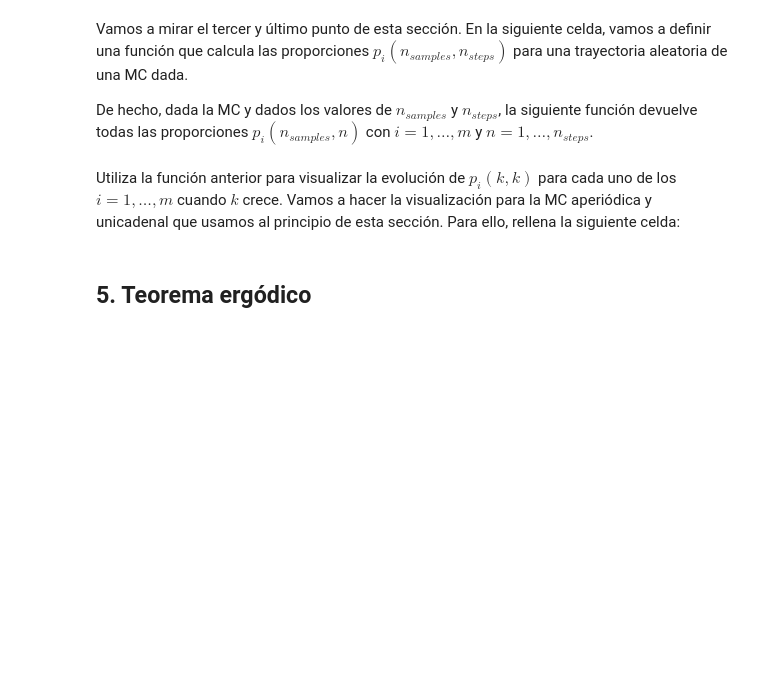
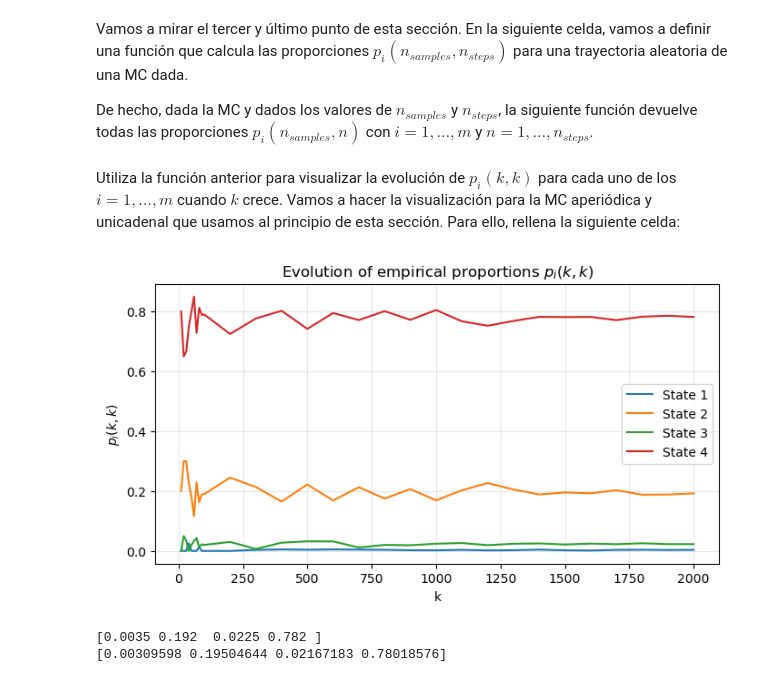
Before and after one commit to raido5/UGR, a Jupyter notebook: Procesos/Copie_de_MC_PRADO.ipynb, the cells around one changed output. Cells and saved outputs as stored; diff of their text form; code cells hidden in the pictures; blank space fills up the shorter version.

```diff
--- a/Procesos/Copie_de_MC_PRADO.ipynb
+++ b/Procesos/Copie_de_MC_PRADO.ipynb
@@ -472,12 +468,13 @@ def proporciones_empiricas_hasta_cierto_paso(n_samples, n_steps, P, pi_sup_1):
   # Paso 2: compara cada item del array anterior con cada uno de los estados i=1,...,m.
   # El objetivo es obtener un array "is_equal_bool" de shape (m, n_samples, n_steps) que en cada posición (i,j,k) contenga True/False según si el ítem (j,k) del array "trayectorias" es igual a "i" (True) o no lo es (False).
   # Para hacer eso eficientemente, usa el broadcasting de numpy.
-  ...
-  is_equal_bool =    # (m,n_samples,n_steps)
+  m = P.shape[0]
+  states = np.arange(m)
+  is_equal_bool = states[:, None, None] == trayectorias[None, :, :]   # (m,n_samples,n_steps)
 
   # Paso 3: fíjate que las proporciones a devolver (props) no son más que hacer la media en la dimensión de "n_samples" en el array anterior (suponiendo que cada True cuenta como +1 y cada False cuenta como +0).
   # Utiliza np.mean() y su argumento "axis=..." para obtener el "props" buscado.
-  props = ...   # (m,n_steps)
+  props = np.mean(is_equal_bool, axis=0)   # (m,n_steps)
 
   return props
 # %% [markdown]
@@ -491,33 +488,35 @@ P = np.array([[0.3,0,0,0.7],
 pi_sup_1 = np.array([0.25, 0.25, 0.25, 0.25])
 m = P.shape[0]
 
 # Definimos el "grid" de valores k que vamos a recorrer: 10, 20, 30, ... 100, 200, 300, ..., 2000 (nada que completar aquí)
 grid = np.concatenate( (np.arange(10, 101, 10),
                         np.arange(200, 2001, 100)) )
 
 # Obtenemos p_i(k,k) para i=1,...,m y para k en el grid anterior.
 # Guardamos los resultados en un array "props_plot" de shape (m, len(grid)). (Nótese que len(grid) no es más que la longitud del grid).
 props_plot = np.zeros((m, len(grid)))   # (m, len(grid))
 for j in range(len(grid)):
-  props_plot[:,j] = ...  # COMPLETAR!!!!!!!!!!!!!! (Usando la función "proporciones_empiricas_hasta_cierto_paso" anterior)
+  props_plot[:,j] = proporciones_empiricas_hasta_cierto_paso(grid[j],grid[j],P,pi_sup_1)[:,-1] # COMPLETAR!!!!!!!!!!!!!! (Usando la función "proporciones_empiricas_hasta_cierto_paso" anterior)
 
 # A continuación se hace el gráfico. (nada que completar aquí)
 plt.figure(figsize=(8, 4))
 for i in range(m):
   plt.plot(grid, props_plot[i,:], label=f"State {i+1}")
 plt.xlabel("k")
 plt.ylabel(r"$p_i(k,k)$")
 plt.title(r"Evolution of empirical proportions $p_i(k,k)$")
 plt.legend()
 plt.grid(alpha=0.3)
 plt.show()
 
 # Mostramos por pantalla dos cosas:
 # Primero, las proporciones para el último valor de k, es decir, p_i(2000,2000).
 # Segundo, la distribución estacionaria de la MC.
 # Según vimos en clase, lo primero debería parecerse a lo segundo para k grande. Y efectivamente vemos que es así.
 # No obstante, dependiendo de la ejecución concreta, se parecerá más o menos (una cuestión interesante sería estudiar la velocidad de convergencia, que no parece ser muy elevada porque, para k=2000, aún no parece estabilizarse del todo)
 print(props_plot[:,-1])
 print(obtener_marginal(P, pi_sup_1, 50) )
+# %% [output]
+[figure, added]
+[0.0035 0.192  0.0225 0.782 ]
+[0.00309598 0.19504644 0.02167183 0.78018576]
-# %% [markdown]
-## 5. Teorema ergódico
```
Also changed, not shown: parts of 16 cells of this notebook.
